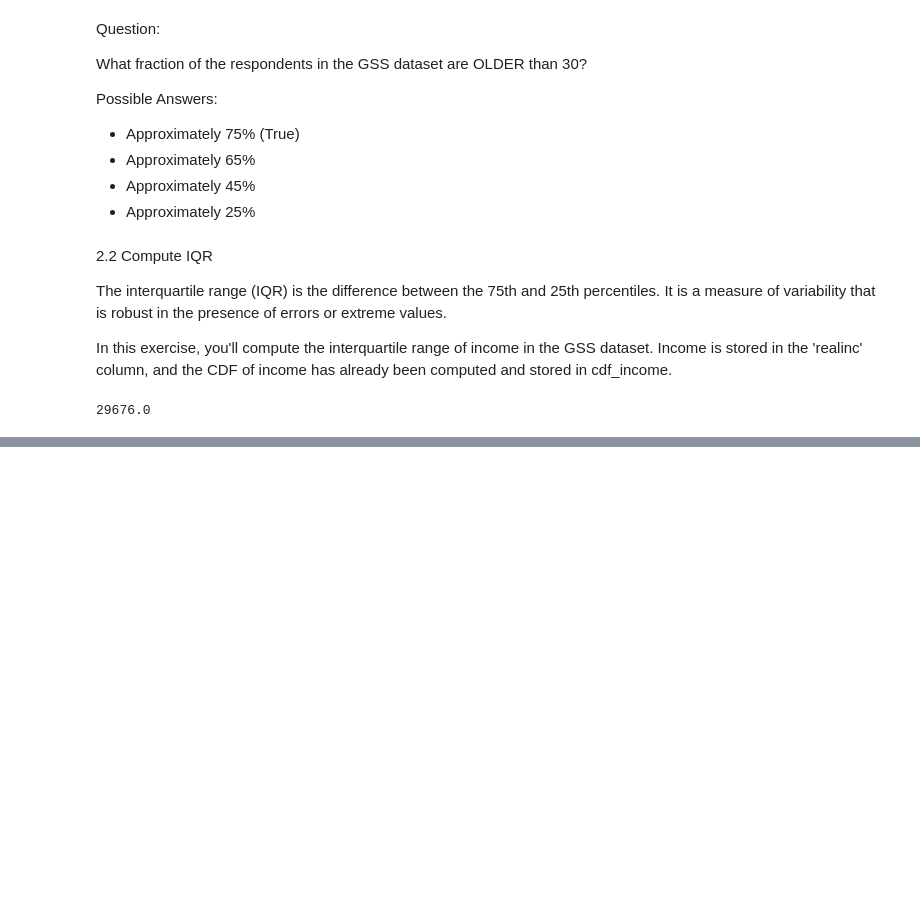
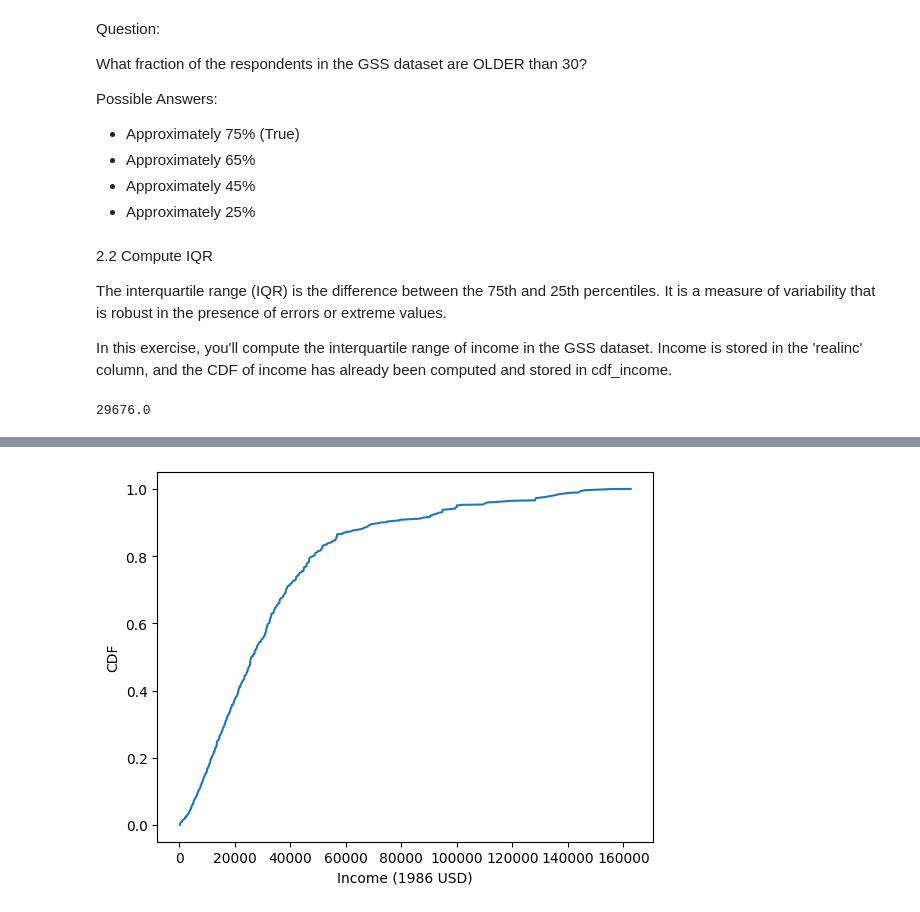
Before and after one commit to yazanhannun/Exploratory-Data-Analysis-in-Python, a Jupyter notebook: 2_Distributions.ipynb, the cells around one changed output, grey strips where cells are left out. Saved outputs shown, nothing was run; the diff lists cells and outputs as text; code cells hidden in the pictures; blank space fills up the shorter version.

Commit message:
Plot a CDF

```diff
--- a/2_Distributions.ipynb
+++ b/2_Distributions.ipynb
@@ -316,0 +323,16 @@ Possible Answers:
+# %%
+# Select realinc
+income = gss['realinc']
+
+# Make the CDF
+cdf_income = Cdf(income)
+
+# Plot it
+cdf_income.plot()
+
+# Label the axes
+plt.xlabel('Income (1986 USD)')
+plt.ylabel('CDF')
+plt.show()
+# %% [output]
+[figure, added]
```
Also changed, not shown: parts of 2 cells of this notebook.
